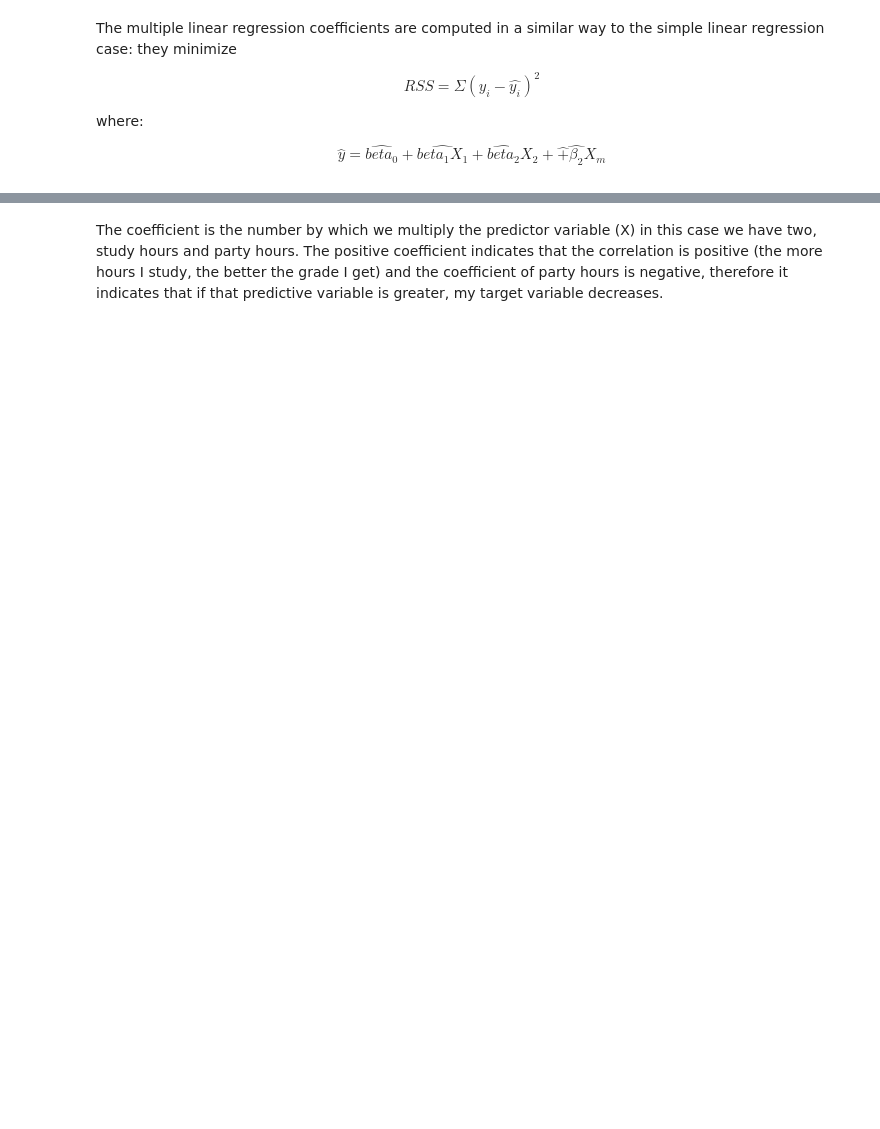
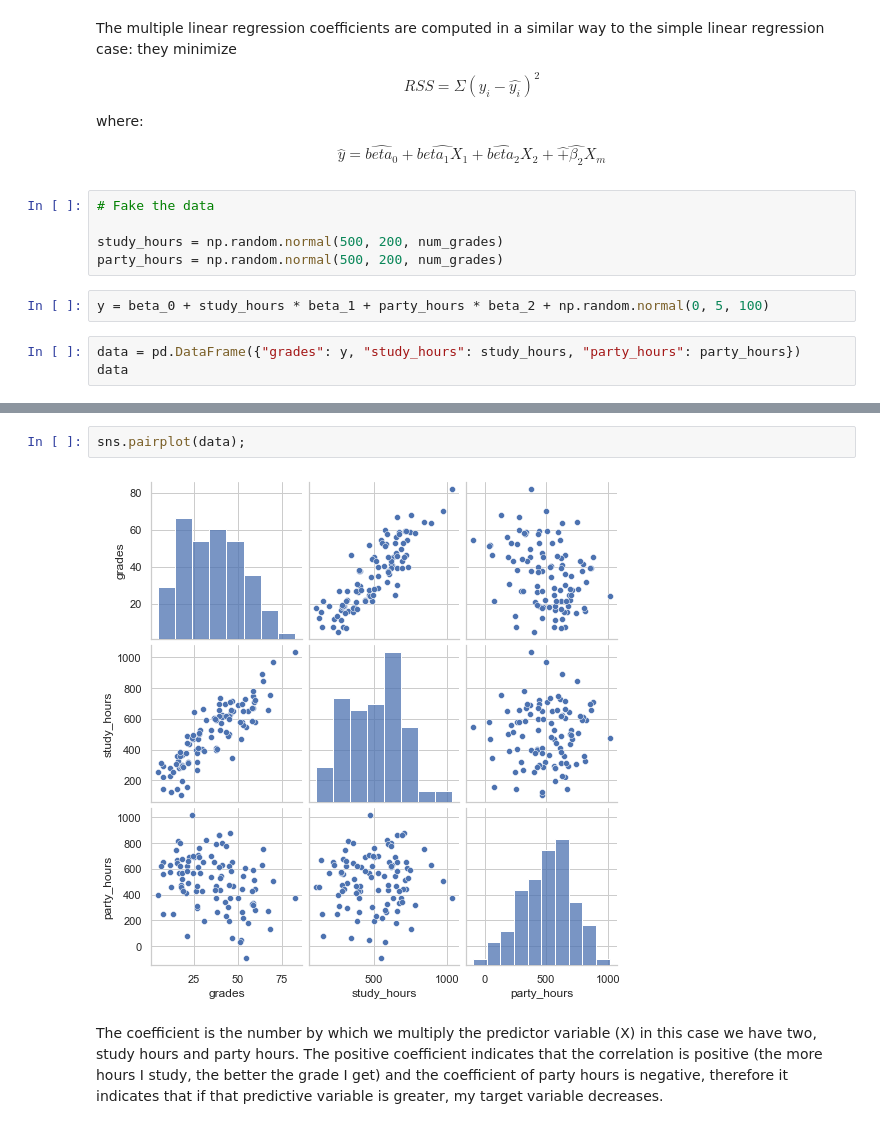
Before and after one commit to Ironhack-data-bcn-april-2023/lectures, a Jupyter notebook: week-7/01 - Linear regression.ipynb, the cells around one changed output, grey strips where cells are left out. Cells and saved outputs as stored; diff of their text form; blank space fills up the shorter version.

```diff
--- a/week-7/01 - Linear regression.ipynb
+++ b/week-7/01 - Linear regression.ipynb
@@ -621,3 +623,13 @@ $$RSS = \Sigma(y_i - \hat{y_i})^2$$
 where:
 
  $$ \hat{y} = \hat{beta_0} + \hat{beta_1 X_1} + \hat{beta_2} X_2 + \hat + \hat{\beta_2} X_m$$
+# %%
+# Fake the data
+
+study_hours = np.random.normal(500, 200, num_grades)
+party_hours = np.random.normal(500, 200, num_grades)
+# %%
+y = beta_0 + study_hours * beta_1 + party_hours * beta_2 + np.random.normal(0, 5, 100)
+# %%
+data = pd.DataFrame({"grades": y, "study_hours": study_hours, "party_hours": party_hours})
+data
@@ -624,3 +650,7 @@ where:
+# %%
+sns.pairplot(data);
+# %% [output]
+[figure, added]
 # %% [markdown]
 The coefficient is the number by which we multiply the predictor variable (X) in this case we have two, study hours and party hours.
 The positive coefficient indicates that the correlation is positive (the more hours I study, the better the grade I get) and the coefficient of party hours is negative, therefore it indicates that if that predictive variable is greater, my target variable decreases.
```
Also changed, not shown: parts of 15 cells of this notebook.
